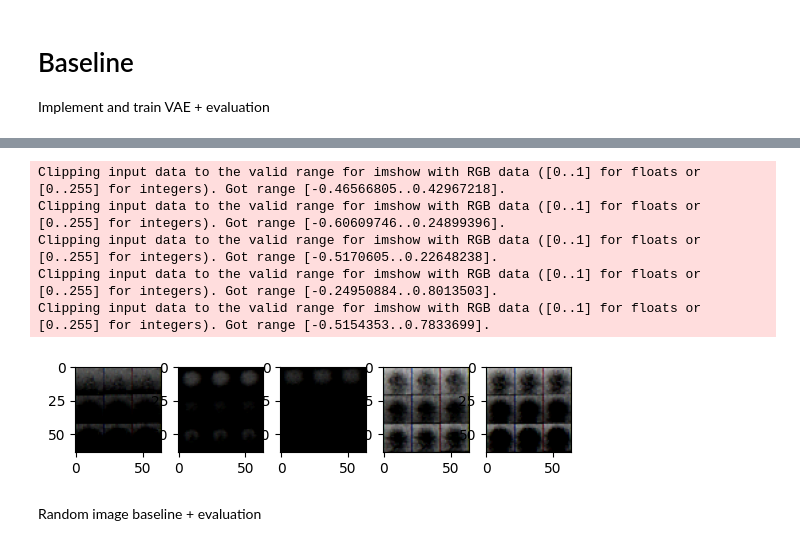
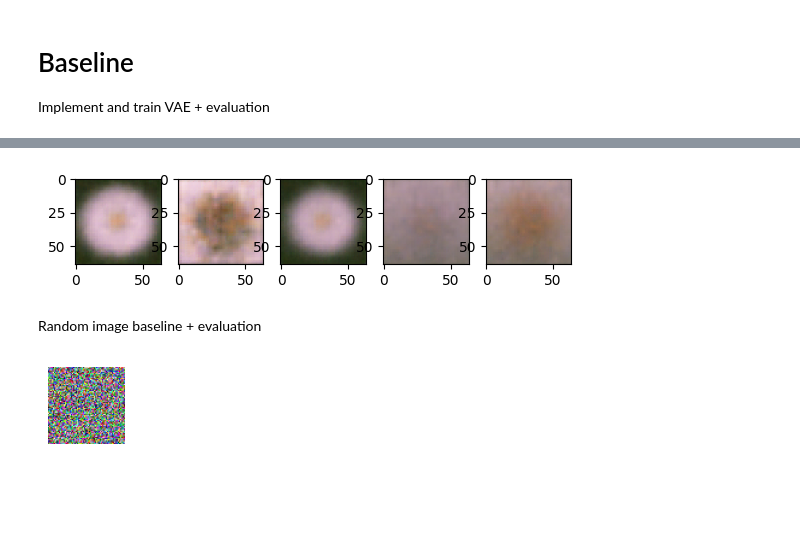
Before and after one commit to asztrikx/bme-diffusion-model, a Jupyter notebook: main.ipynb, the cells around one changed output, grey strips where cells are left out. Cells and saved outputs as stored; diff of their text form; code cells hidden in the pictures; blank space fills up the shorter version.

Commit message:
fix: eval_only mode add: reverse_transform for batched fix: batch_size FID OOM fix: deleting dm early fix: vae plot fix: using val instead of test

```diff
--- a/main.ipynb
+++ b/main.ipynb
@@ -64,10 +64,10 @@ random_state = 42 # random state
 test_val_size = 0.2 # size of test and validation together to the whole dataset
 test_size = 0.5 # size of test to test and validation together
 num_workers = 2 # number of workers for data loading
-batch_size = 1024
+batch_size = 128
 
 is_celeba_on = False # celebA is needed or not
-eval_only=False
+eval_only=True
 # %%
 # Fix random early on
 np.random.seed(random_state)
@@ -106,9 +106,14 @@ class FlowersDataModule(pl.LightningDataModule):
 			transforms.ToTensor(),
 			transforms.Lambda(lambda img: (img - 0.5) * 2)
 		])
+		def permutate_last_three(tensor):
+			if tensor.ndim == 3:
+				return tensor.permute(1, 2, 0)
+			assert tensor.ndim == 4
+			return tensor.permute(0, 2, 3, 1)
 		self.reverse_transform = transforms.Compose([
 			transforms.Lambda(lambda img: img / 2 + 0.5),
-			transforms.Lambda(lambda img: img.permute(1, 2, 0).numpy() * 255),
+			transforms.Lambda(lambda img: permutate_last_three(img).numpy() * 255),
 			transforms.Lambda(lambda img: img.astype(np.uint8))
 		])
 
@@ -477,7 +479,8 @@ class VAE(pl.LightningModule):
 
 def get_vae(dm, model_name, config):
 	if eval_only:
-		model = MyLightningModule.load_from_checkpoint("/models/vae-flowers.ckpt")
+		model = VAE.load_from_checkpoint(f"models/{model_name}.ckpt", batch_size=batch_size)
+		model = model.cpu()
 	else:
 		model = VAE(dm.input_shape, config.latent_size, config.optimizer_name, config.learning_rate)
 
@@ -487,7 +490,7 @@ def get_vae(dm, model_name, config):
 			accelerator="gpu",
 			devices=1,
 			callbacks=[
-				pl.callbacks.ModelCheckpoint(monitor="val_loss", save_top_k=1, mode="min", dirpath=f'./models/{model_name}'),
+				pl.callbacks.ModelCheckpoint(monitor="val_loss", save_top_k=1, mode="min", dirpath=f'./models/', filename=model_name),
 				pl.callbacks.EarlyStopping(monitor="val_loss", patience=config.early_stop_patience, verbose=False, mode="min")
 			],
 			#fast_dev_run = True,
@@ -510,6 +513,8 @@ config = SimpleNamespace(**{
 	"early_stop_patience": 10,
 })
 
+# todo better vae
+
 flowers_vae = get_vae(flowers_dm, "vae-flowers", config)
 if is_celeba_on:
 	celeba_vae = get_vae(celeba_dm, "vae-celeba", config)
@@ -546,21 +521,26 @@ Loaded model weights from the checkpoint at D:\File\Study\BME\Msc\Melytanulas\nh
 # %%
 # Plot
 z_random = torch.randn(5, config.latent_size)
 f,ax = plt.subplots(1,5)
 with torch.no_grad():
 	out = flowers_vae.decode(z_random)
+	out = flowers_dm.reverse_transform(out)
 	for i in range(5):
-		ax[i].imshow(out[i].view(flowers_dm.input_shape[1],flowers_dm.input_shape[2],flowers_dm.input_shape[0]))
-# TODO dm.reverse_transform()
+		ax[i].imshow(out[i])
 # %% [output]
-Clipping input data to the valid range for imshow with RGB data ([0..1] for floats or [0..255] for integers). Got range [-0.46566805..0.42967218].
-Clipping input data to the valid range for imshow with RGB data ([0..1] for floats or [0..255] for integers). Got range [-0.60609746..0.24899396].
-Clipping input data to the valid range for imshow with RGB data ([0..1] for floats or [0..255] for integers). Got range [-0.5170605..0.22648238].
-Clipping input data to the valid range for imshow with RGB data ([0..1] for floats or [0..255] for integers). Got range [-0.24950884..0.8013503].
-Clipping input data to the valid range for imshow with RGB data ([0..1] for floats or [0..255] for integers). Got range [-0.5154353..0.7833699].
-[figure, old version]
+[figure, new version]
 # %%
 # todo vae eval
 # %% [markdown]
 Random image baseline + evaluation
+# %%
+height = flowers_dm.test_dataset[0].shape[1]
+width = flowers_dm.test_dataset[0].shape[2]
+
+random_images = torch.randint(0, 255, (3, height, width), dtype=torch.uint8)
+plt.figure(figsize=(1, 1))
+plt.imshow(random_images.view(height, width, 3))
+plt.axis('off');
+# %% [output]
+[figure, added]
 # %%
```
Also changed, not shown: parts of 6 cells of this notebook.
